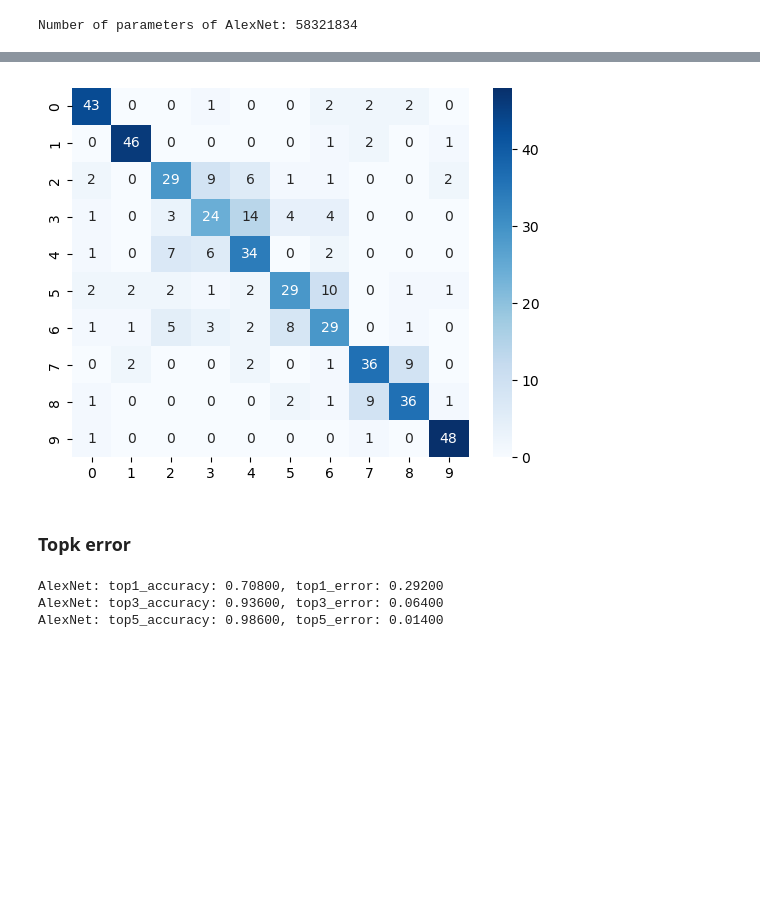
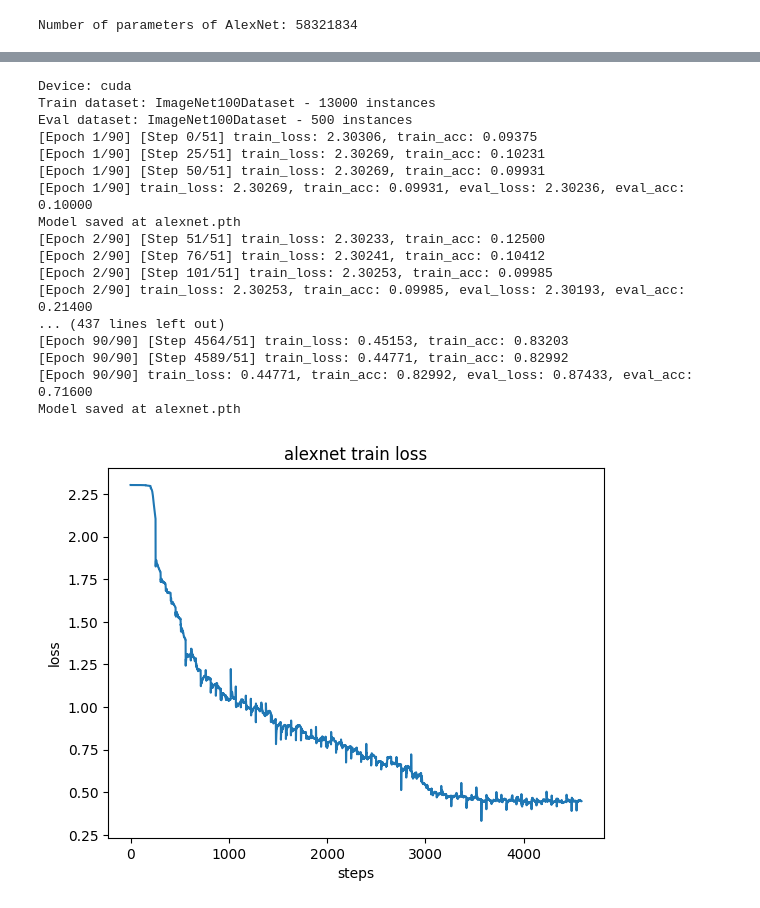
Before and after one commit to bmalick/machine-learning-grind, a Jupyter notebook: 04-cnn/04-alex-net/main.ipynb, the cells around one changed output, grey strips where cells are left out. Saved outputs shown, nothing was run; the diff lists cells and outputs as text; code cells hidden in the pictures; blank space fills up the shorter version.

Commit message:
updatde alexnet

```diff
--- a/04-cnn/04-alex-net/main.ipynb
+++ b/04-cnn/04-alex-net/main.ipynb
@@ -83,0 +223,7 @@ $ReLU(x)=\max(x,0)$ is a saturating nonlinearity activation function and fast to
+# %%
+x = torch.randn((1, 3, 224, 224))
+model = AlexNet(num_classes=num_labels)
+output = model(x)
+print("Model:\n", model, "\n")
+print("input shape:", x.shape)
+print("output shape:", output.shape)
@@ -208,8 +391,0 @@ We propose the confusion matrix on the validation dataset used during training.
-# %%
-batch_size = 128
-data = dataset.ImageNet100(batch_size=batch_size, num_labels=10)
-num_classes = data.num_classes
-
-device = torch.device("cuda" if torch.cuda.is_available() else "cpu")
-alexnet = torch.load("alexnet.pth").to(device)
-alexnet.eval()
@@ -247,7 +391,0 @@ def get_eval_confusion_matrix(model, eval_dataloader):
-# %%
-alexnet_eval_cm = get_eval_confusion_matrix(alexnet, data.eval_dataloader)
-sns.heatmap(alexnet_eval_cm, cmap="Blues", annot=True); plt.show()
-# %% [output]
-[figure, removed]
-# %% [markdown]
-### Topk error
@@ -267,8 +392,48 @@ def compute_top_k_error(model, eval_dataloader, k: int=5):
-# %%
-for k in range(1, 6, 2):
-    topk_acc, topk_error = compute_top_k_error(model=alexnet, eval_dataloader=data.eval_dataloader, k=k)
-    print(f"AlexNet: top{k}_accuracy: {topk_acc:.5f}, top{k}_error: {topk_error:.5f}")
-# %% [output]
-AlexNet: top1_accuracy: 0.70800, top1_error: 0.29200
-AlexNet: top3_accuracy: 0.93600, top3_error: 0.06400
-AlexNet: top5_accuracy: 0.98600, top5_error: 0.01400
+# %%
+learning_rate = 0.01
+momentum = 0.9
+weight_decay = 0.0005
+max_epochs = 90
+log_every = 25
+optimizer = torch.optim.SGD(lr=learning_rate, params=model.parameters(), momentum=momentum, weight_decay=weight_decay)
+scheduler = torch.optim.lr_scheduler.ReduceLROnPlateau(optimizer=optimizer, mode="min", factor=0.1)
+device = torch.device("cuda" if torch.cuda.is_available() else "cpu")
+# %%
+overall_metrics = train(
+    device=device,
+    model=model,
+    data=data,
+    optimizer=optimizer,
+    scheduler=scheduler,
+    max_epochs=max_epochs,
+    log_every=log_every,
+)
+for set_name in ["train", "eval"]:
+    for metric in ["loss", "accuracy"]:
+        plt.plot(overall_metrics[f"{set_name}_step"], overall_metrics[f"{set_name}_{metric}"])
+        plt.xlabel("steps")
+        plt.ylabel(f"{metric}")
+        plt.title(f"alexnet {set_name} {metric}")
+        plt.show(block=False)
+        plt.pause(5)
+        plt.savefig(f"{set_name}-{metric}.png")
+        plt.close()
+# %% [output]
+Device: cuda
+Train dataset: ImageNet100Dataset - 13000 instances
+Eval dataset: ImageNet100Dataset - 500 instances
+[Epoch 1/90] [Step 0/51] train_loss: 2.30306, train_acc: 0.09375
+[Epoch 1/90] [Step 25/51] train_loss: 2.30269, train_acc: 0.10231
+[Epoch 1/90] [Step 50/51] train_loss: 2.30269, train_acc: 0.09931
+[Epoch 1/90] train_loss: 2.30269, train_acc: 0.09931, eval_loss: 2.30236, eval_acc: 0.10000
+Model saved at alexnet.pth
+[Epoch 2/90] [Step 51/51] train_loss: 2.30233, train_acc: 0.12500
+[Epoch 2/90] [Step 76/51] train_loss: 2.30241, train_acc: 0.10412
+[Epoch 2/90] [Step 101/51] train_loss: 2.30253, train_acc: 0.09985
+[Epoch 2/90] train_loss: 2.30253, train_acc: 0.09985, eval_loss: 2.30193, eval_acc: 0.21400
+... (437 lines left out)
+[Epoch 90/90] [Step 4564/51] train_loss: 0.45153, train_acc: 0.83203
+[Epoch 90/90] [Step 4589/51] train_loss: 0.44771, train_acc: 0.82992
+[Epoch 90/90] train_loss: 0.44771, train_acc: 0.82992, eval_loss: 0.87433, eval_acc: 0.71600
+Model saved at alexnet.pth
+[figure, added]
```
Also changed, not shown: parts of 46 cells of this notebook, 14 other files.
